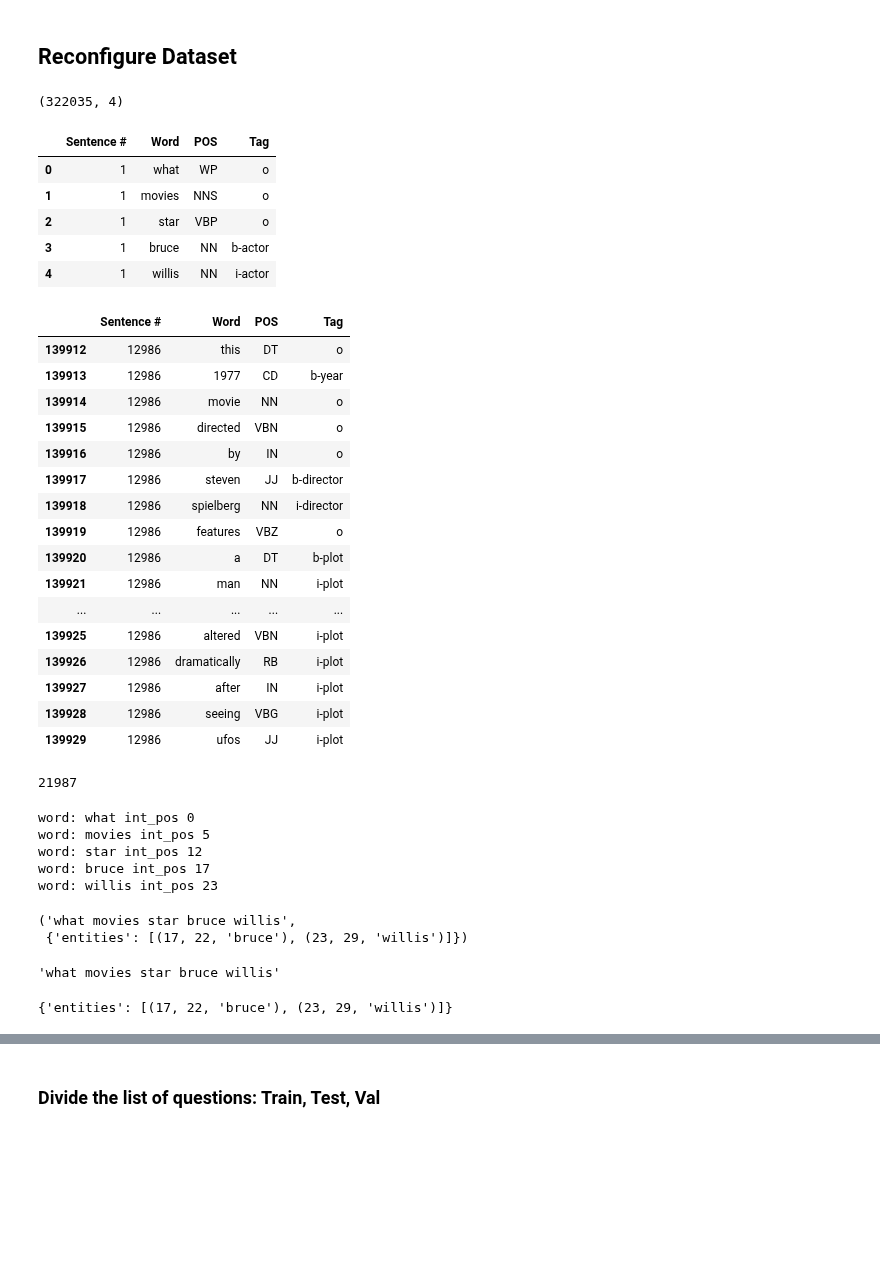
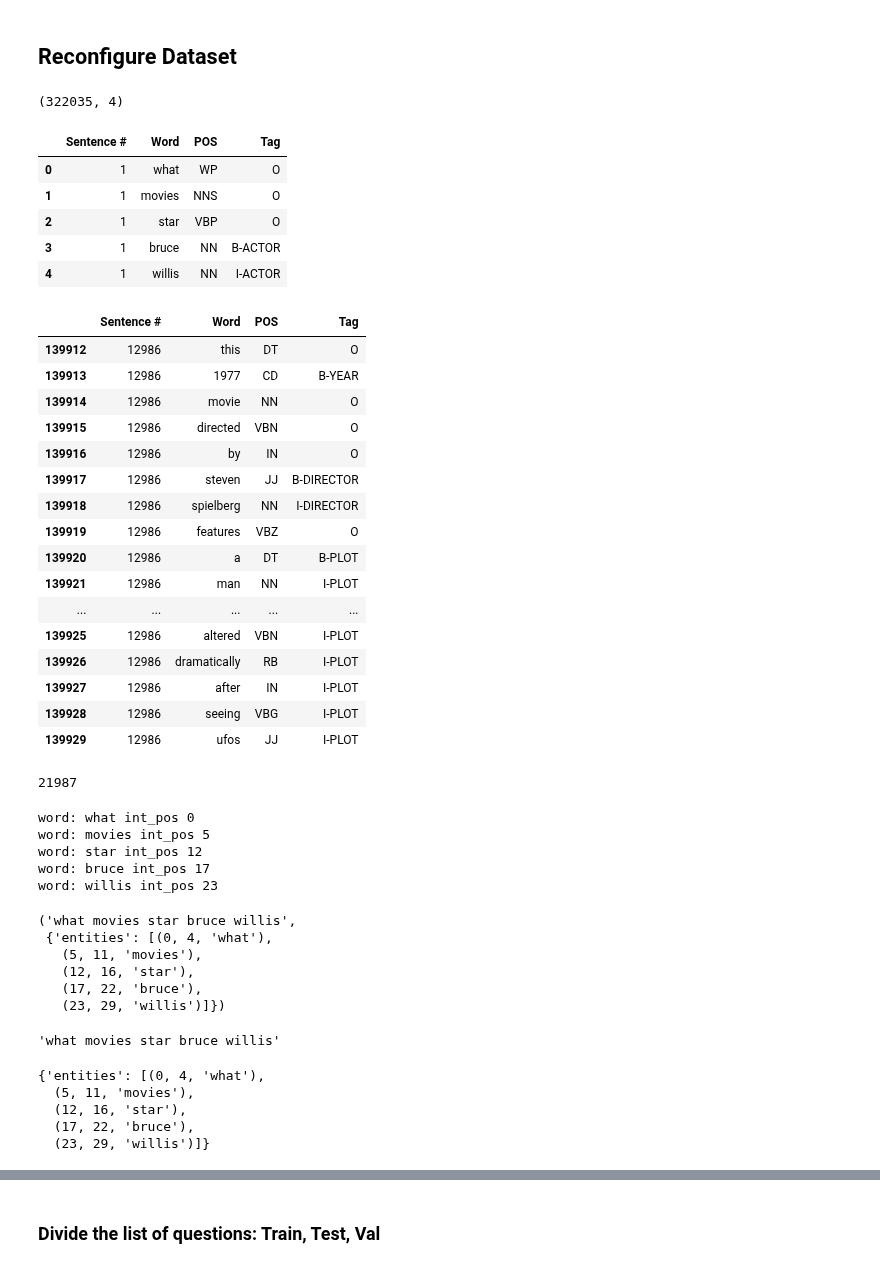
Before and after one commit to wbfrench1/barker_DATA606, a Jupyter notebook: src/spaCy_models/spaCy_NER_model_final.ipynb, the cells around one changed output, grey strips where cells are left out. Cells and saved outputs as stored; diff of their text form; code cells hidden in the pictures; blank space fills up the shorter version.

```diff
--- a/src/spaCy_models/spaCy_NER_model_final.ipynb
+++ b/src/spaCy_models/spaCy_NER_model_final.ipynb
@@ -51,35 +53,36 @@ config.cfg?raw=True 100%[===================>]   1.76K  --.-KB/s    in 0s
 # %%
 df = pd.read_csv('https://raw.githubusercontent.com/wbfrench1/barker_DATA606/main/data/movie_data_word_pos_iob_w_space_sep.iob', sep=' ')
 print(df.shape)
+df.Tag= df.Tag.str.upper()
 df.head()
 # %% [output]
 (322035, 4)
 |  | Sentence # | Word | POS | Tag |
-| 0 | 1 | what | WP | o |
-| 1 | 1 | movies | NNS | o |
-| 2 | 1 | star | VBP | o |
-| 3 | 1 | bruce | NN | b-actor |
-| 4 | 1 | willis | NN | i-actor |
+| 0 | 1 | what | WP | O |
+| 1 | 1 | movies | NNS | O |
+| 2 | 1 | star | VBP | O |
+| 3 | 1 | bruce | NN | B-ACTOR |
+| 4 | 1 | willis | NN | I-ACTOR |
 # %%
 df.loc[df['Sentence #'] == 12986]
 # %% [output]
 |  | Sentence # | Word | POS | Tag |
-| 139912 | 12986 | this | DT | o |
-| 139913 | 12986 | 1977 | CD | b-year |
-| 139914 | 12986 | movie | NN | o |
-| 139915 | 12986 | directed | VBN | o |
-| 139916 | 12986 | by | IN | o |
-| 139917 | 12986 | steven | JJ | b-director |
-| 139918 | 12986 | spielberg | NN | i-director |
-| 139919 | 12986 | features | VBZ | o |
-| 139920 | 12986 | a | DT | b-plot |
-| 139921 | 12986 | man | NN | i-plot |
+| 139912 | 12986 | this | DT | O |
+| 139913 | 12986 | 1977 | CD | B-YEAR |
+| 139914 | 12986 | movie | NN | O |
+| 139915 | 12986 | directed | VBN | O |
+| 139916 | 12986 | by | IN | O |
+| 139917 | 12986 | steven | JJ | B-DIRECTOR |
+| 139918 | 12986 | spielberg | NN | I-DIRECTOR |
+| 139919 | 12986 | features | VBZ | O |
+| 139920 | 12986 | a | DT | B-PLOT |
+| 139921 | 12986 | man | NN | I-PLOT |
 | ... | ... | ... | ... | ... |
-| 139925 | 12986 | altered | VBN | i-plot |
-| 139926 | 12986 | dramatically | RB | i-plot |
-| 139927 | 12986 | after | IN | i-plot |
-| 139928 | 12986 | seeing | VBG | i-plot |
-| 139929 | 12986 | ufos | JJ | i-plot |
+| 139925 | 12986 | altered | VBN | I-PLOT |
+| 139926 | 12986 | dramatically | RB | I-PLOT |
+| 139927 | 12986 | after | IN | I-PLOT |
+| 139928 | 12986 | seeing | VBG | I-PLOT |
+| 139929 | 12986 | ufos | JJ | I-PLOT |
 # %%
 df2 = df.copy()
 # %%
@@ -110,7 +113,11 @@ word: star int_pos 12
 word: bruce int_pos 17
 word: willis int_pos 23
 ('what movies star bruce willis',
- {'entities': [(17, 22, 'bruce'), (23, 29, 'willis')]})
+ {'entities': [(0, 4, 'what'),
+   (5, 11, 'movies'),
+   (12, 16, 'star'),
+   (17, 22, 'bruce'),
+   (23, 29, 'willis')]})
 # %%
 str_sent
 # %% [output]
@@ -118,7 +125,11 @@ str_sent
 # %%
 dict_entities
 # %% [output]
-{'entities': [(17, 22, 'bruce'), (23, 29, 'willis')]}
+{'entities': [(0, 4, 'what'),
+  (5, 11, 'movies'),
+  (12, 16, 'star'),
+  (17, 22, 'bruce'),
+  (23, 29, 'willis')]}
 # %%
 l_data = []
 
```
Also changed, not shown: parts of 8 cells of this notebook.
